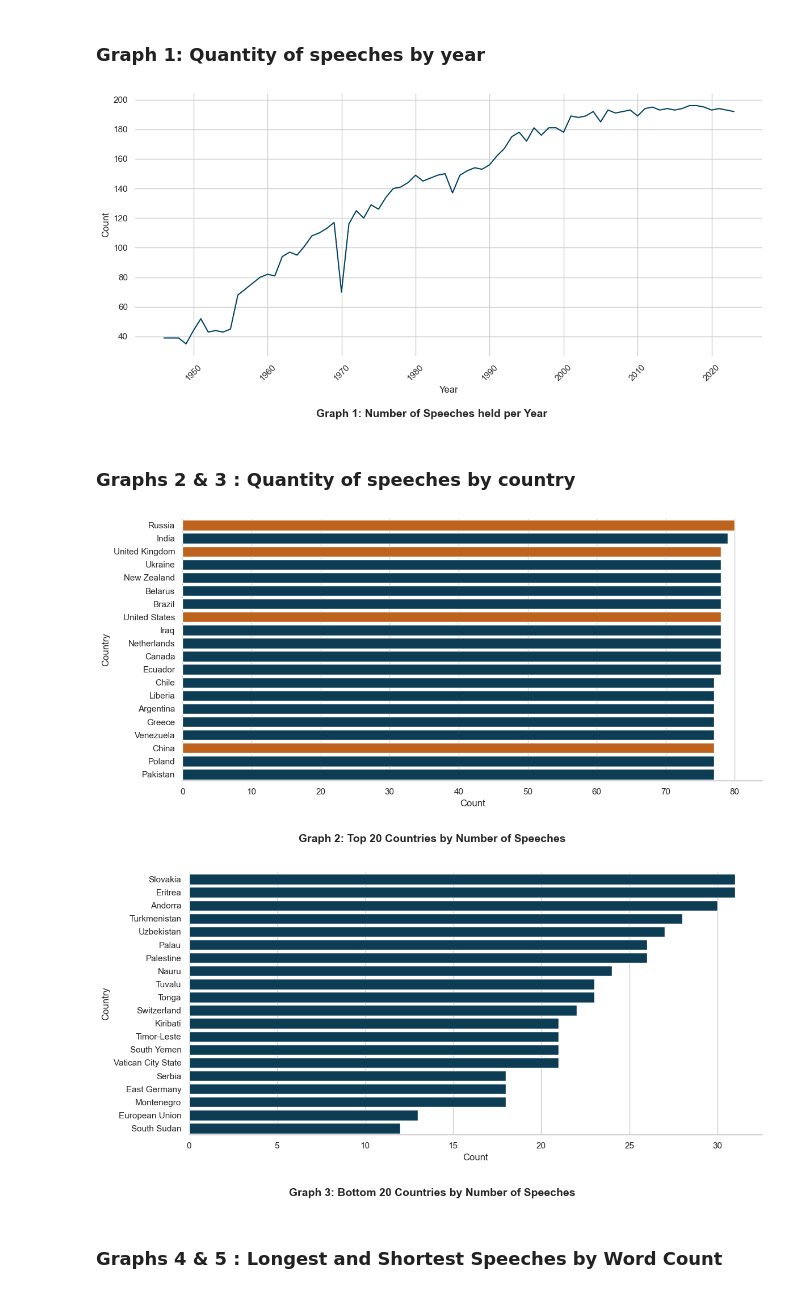
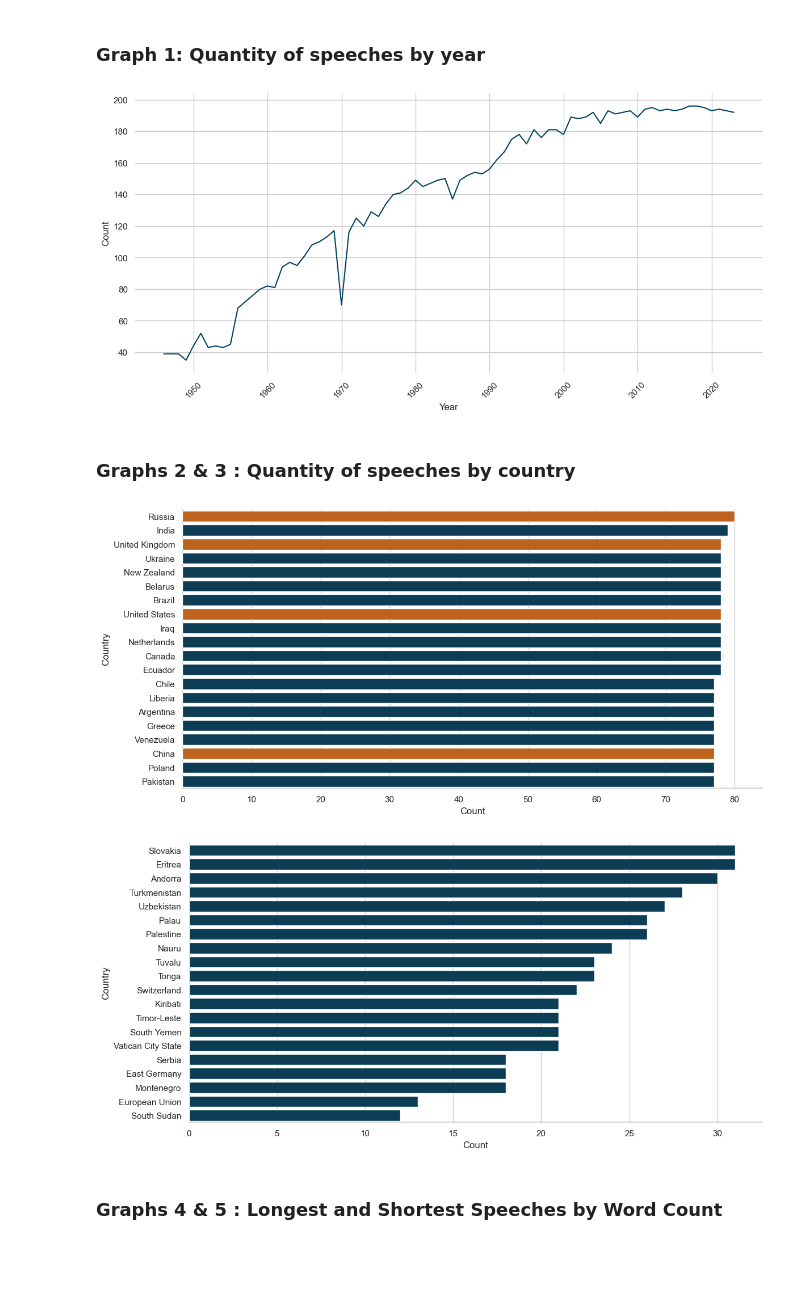
Before and after one commit to SarahFranzen/Emotions_in_the_United_Nations_General_Debates, a Jupyter notebook: 1_descriptives.ipynb, the cells around one changed output. Drawn from its saved outputs; the diff is of its cells as text; code cells hidden in the pictures; blank space fills up the shorter version.

```diff
--- a/1_descriptives.ipynb
+++ b/1_descriptives.ipynb
@@ -63,13 +63,12 @@ plt.ylabel("Count")
 sns.despine(left=True, right=True, top=True, bottom=True)
 plt.xticks(rotation=45)
 plt.tight_layout()
-plt.subplots_adjust(bottom=0.20)
-plt.figtext(0.5, 0.02, "Graph 1: Number of Speeches held per Year", ha="center", fontsize=14, weight='bold')
+plt.subplots_adjust(bottom=0.15)
 
 plt.savefig(os.path.join(fig_dir, 'entries_by_year.png'))
 plt.show()
 # %% [output]
-[figure, old version]
+[figure, new version]
 # %% [markdown]
 ### Graphs 2 & 3 : Quantity of speeches by country
 # %%
@@ -84,41 +83,39 @@ country_security_status = (
     .agg(lambda x: x.mode()[0] if not x.mode().empty else 0)
     .reindex(top_countries.index)
 )
 
 # Assign colors: red if permanent member, blue otherwise
 colors = ['#D95F02' if status == 1 else '#004260' for status in country_security_status]
 
 
 plt.figure(figsize=(12, 6))
 sns.barplot(x=top_countries.values, y=top_countries.index, palette=colors)
 plt.xlabel("Count")
 plt.ylabel("Country")
 sns.despine(left=True, right=True, top=True, bottom=False)
 plt.tight_layout()
-plt.subplots_adjust(bottom=0.20)  # shift everything up to make room for title
-plt.figtext(0.5, 0.02, "Graph 2: Top 20 Countries by Number of Speeches", ha="center", fontsize=14, weight='bold')
+plt.subplots_adjust(bottom=0.15)
 
-plt.savefig(os.path.join(fig_dir, 'graph_2_top_20_countries_by_frequency.png'))
+plt.savefig(os.path.join(fig_dir, 'top_20_countries_by_frequency.png'))
 plt.show()
 
 # Graph 2: Bottom 15 Countries by Frequency
 bottom_countries = df_merged['country_name'].value_counts().nsmallest(20)
 bottom_countries = bottom_countries.sort_values(ascending=False)
 
 plt.figure(figsize=(12, 6))
 sns.barplot(x=bottom_countries.values, y=bottom_countries.index, color='#004260')
 plt.xlabel("Count")
 plt.ylabel("Country")
 sns.despine(left=True, right=True, top=True, bottom=False)
 plt.tight_layout()
-plt.subplots_adjust(bottom=0.20)
-plt.figtext(0.5, 0.02, "Graph 3: Bottom 20 Countries by Number of Speeches", ha="center", fontsize=14, weight='bold')
+plt.subplots_adjust(bottom=0.15)
 
-plt.savefig(os.path.join(fig_dir, 'graph_3_bottom_20_countries_by_frequency.png'))
+plt.savefig(os.path.join(fig_dir, 'bottom_20_countries_by_frequency.png'))
 plt.show()
 # %% [output]
-[figure, old version]
+[figure, new version]
-[figure, old version]
+[figure, new version]
 # %% [markdown]
 ### Graphs 4 & 5 : Longest and Shortest Speeches by Word Count
 # %%
```
Also changed, not shown: parts of 4 cells of this notebook.
